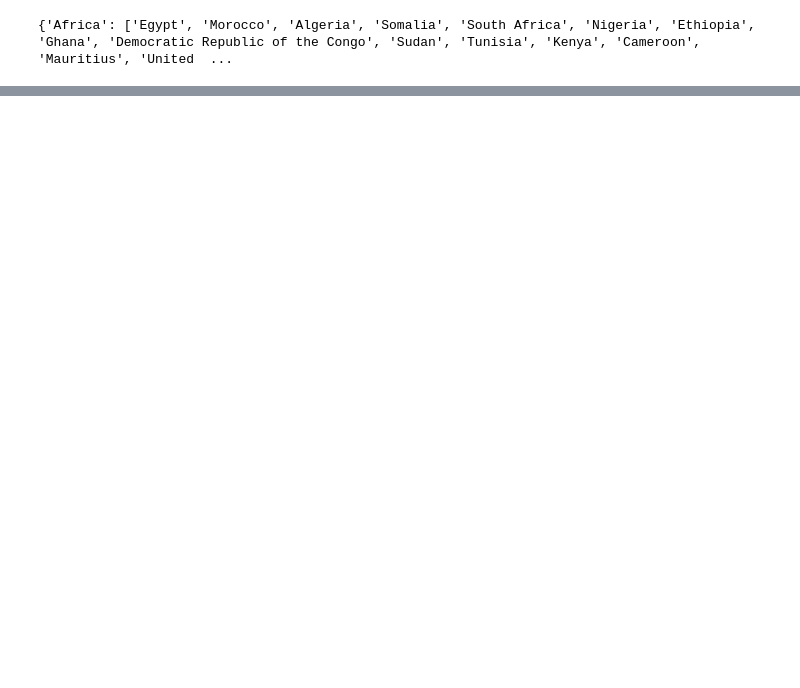
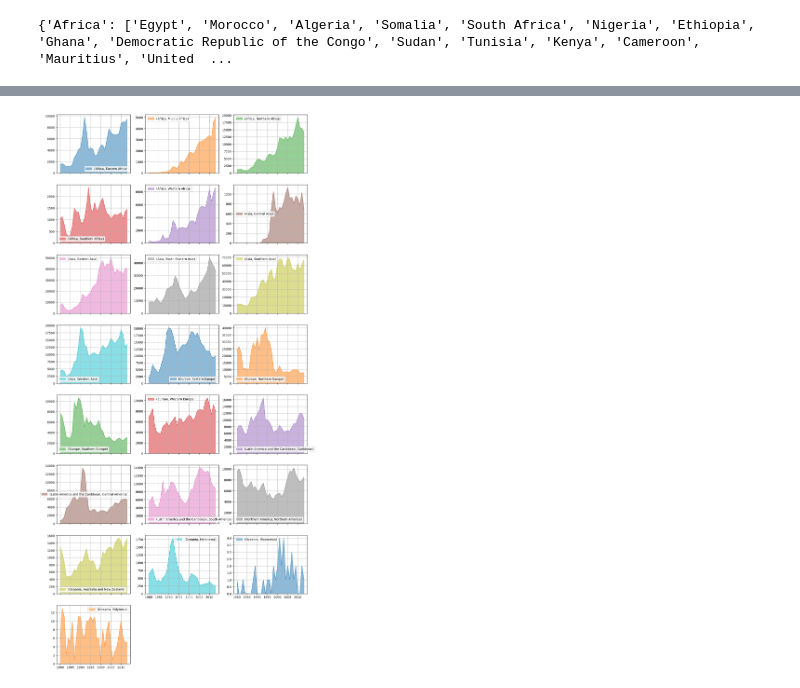
Before and after one commit to Avanishkumarsingh/digipodium-python, a Jupyter notebook: analysis/pandas.ipynb, the cells around one changed output, grey strips where cells are left out. Drawn from its saved outputs; the diff is of its cells as text; code cells hidden in the pictures; blank space fills up the shorter version.

```diff
--- a/analysis/pandas.ipynb
+++ b/analysis/pandas.ipynb
@@ -810,0 +906,6 @@ canada.groupby('AreaName').groups
+# %%
+_ = canada.groupby(['AreaName','RegName'])[years].sum().T.plot(subplots=True, layout=(12,3),
+                                                               figsize=(15,50), kind='area', alpha=0.5,
+                                                               grid=True)
+# %% [output]
+[figure, added]
```
Also changed, not shown: parts of 24 cells of this notebook, 1 other file.
